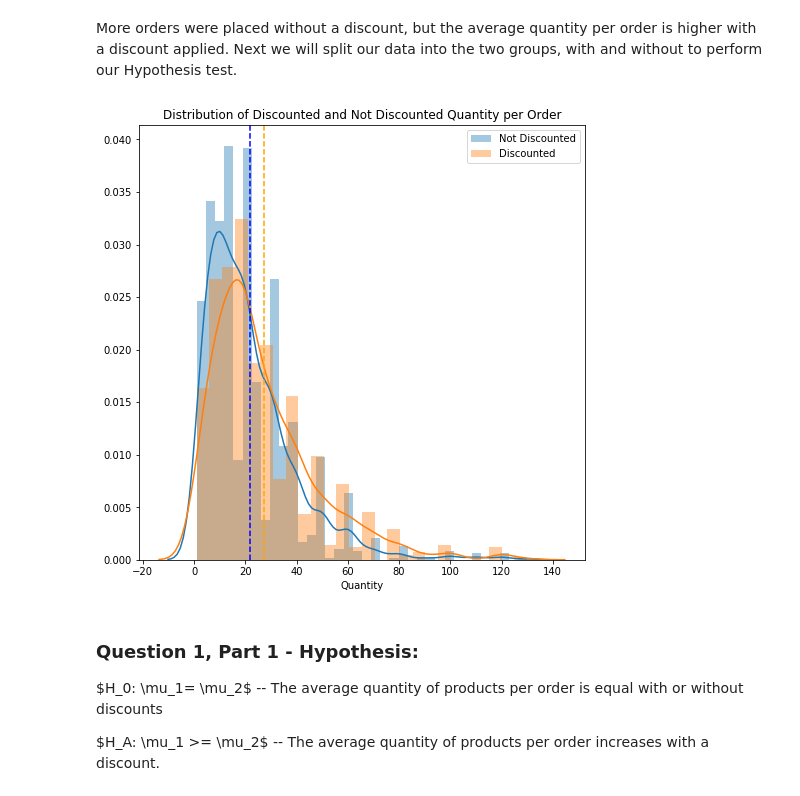
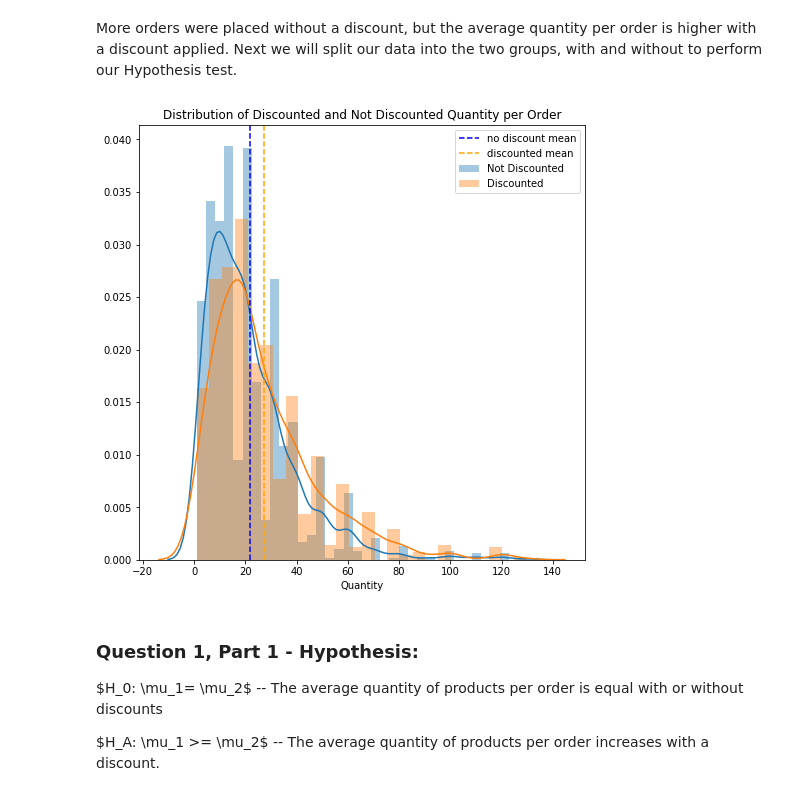
Before and after one commit to jbardey2/dsc-2-final-project-online-ds-ft-041519, a Jupyter notebook: ProjectNotebook.ipynb, the cells around one changed output. Saved outputs shown, nothing was run; the diff lists cells and outputs as text; code cells hidden in the pictures.

```diff
--- a/ProjectNotebook.ipynb
+++ b/ProjectNotebook.ipynb
@@ -232,15 +232,15 @@ Y = discounted.Quantity
 # %%
 #Distribution for discounted vs non-discounted quantity. Eyeball test for normality.
 plt.figure(figsize=(8,8))
 sns.distplot(X, label = 'Not Discounted')
 sns.distplot(Y, label = 'Discounted')
-plt.axvline(X.mean(), linestyle = '--', color = 'blue')
-plt.axvline(Y.mean(), linestyle = '--', color = 'orange')
+plt.axvline(X.mean(), linestyle = '--', color = 'blue', label = 'no discount mean')
+plt.axvline(Y.mean(), linestyle = '--', color = 'orange', label = 'discounted mean')
 plt.title("Distribution of Discounted and Not Discounted Quantity per Order")
 plt.legend()
 plt.show()
 # %% [output]
-[figure, old version]
+[figure, new version]
 # %% [markdown]
 ### Question 1, Part 1 - Hypothesis:
 $H\_0: \mu_1\= \mu_2\$  -- The average quantity of products per order is equal with or without discounts
```
Also changed, not shown: parts of 11 cells of this notebook.
